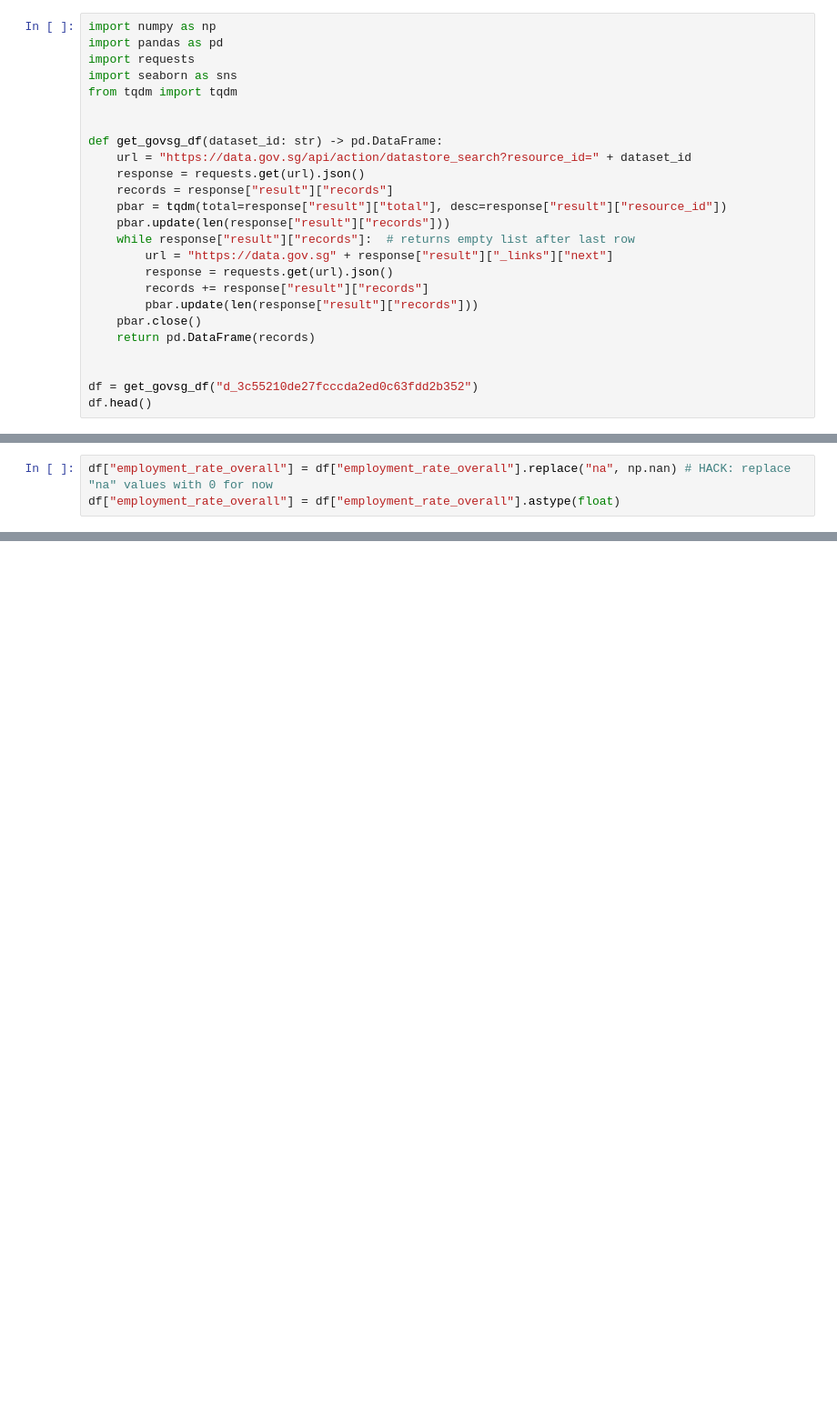
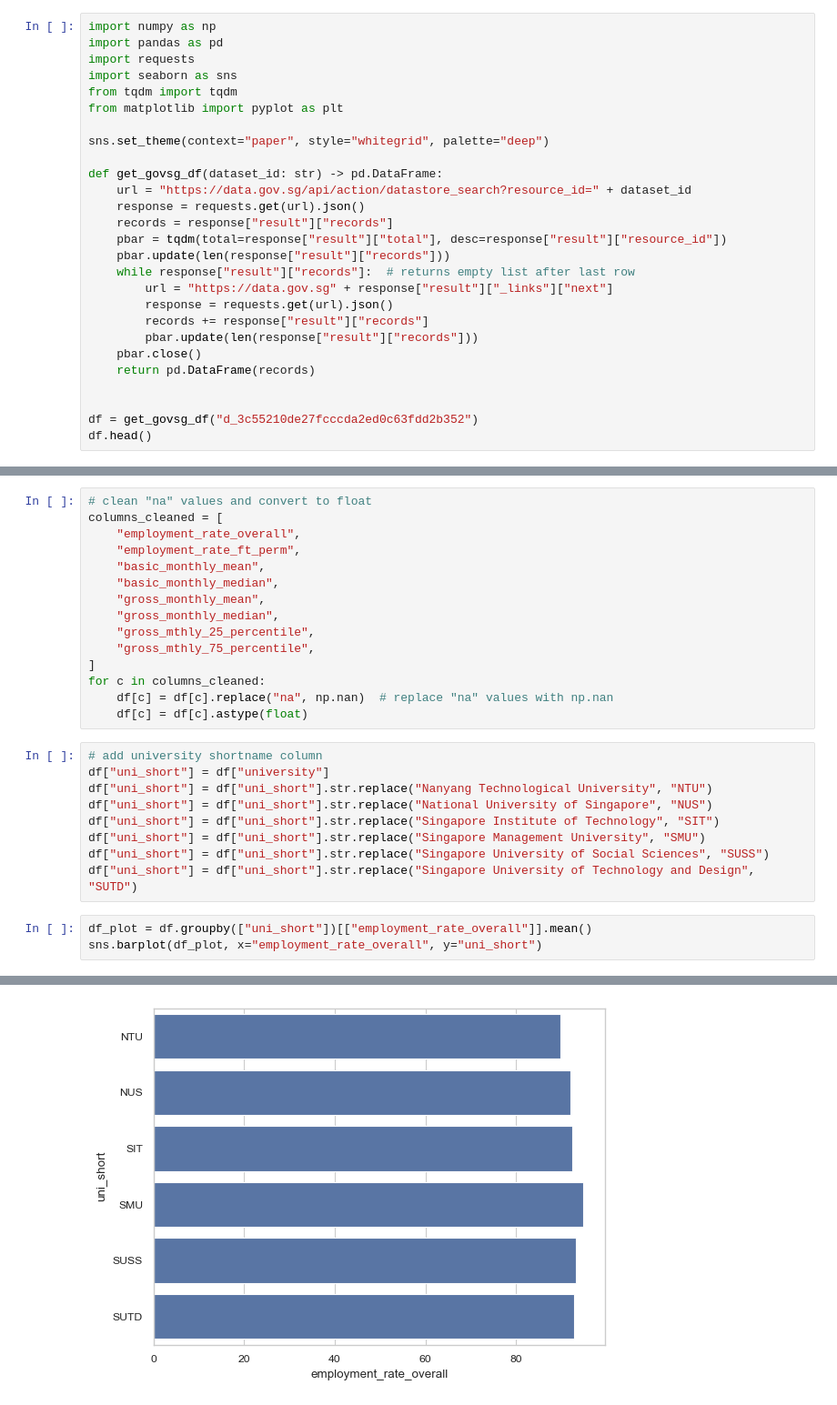
Before and after one commit to lesterlxy/JDE_interim, a Jupyter notebook: graduate_employment.ipynb, the cells around one changed output, grey strips where cells are left out. Shown at 91% size. Saved outputs shown, nothing was run; the diff lists cells and outputs as text; blank space fills up the shorter version.

Commit message:
add visualizations

```diff
--- a/graduate_employment.ipynb
+++ b/graduate_employment.ipynb
@@ -4,7 +4,9 @@ import pandas as pd
 import requests
 import seaborn as sns
 from tqdm import tqdm
+from matplotlib import pyplot as plt
 
+sns.set_theme(context="paper", style="whitegrid", palette="deep")
 
 def get_govsg_df(dataset_id: str) -> pd.DataFrame:
     url = "https://data.gov.sg/api/action/datastore_search?resource_id=" + dataset_id
@@ -30,6 +32,3 @@ df.head()
 | 2 | 3 | 2013 | Nanyang Technological University | College of Business (Nanyang Busi... | Business (3-yr direct Honours Pro... | 90.9 | 85.7 | ... |
 | 3 | 4 | 2013 | Nanyang Technological University | College of Business (Nanyang Busi... | Business and Computing | 87.5 | 87.5 | ... |
 | 4 | 5 | 2013 | Nanyang Technological University | College of Engineering | Aerospace Engineering | 95.3 | 95.3 | ... |
-# %%
-df["employment_rate_overall"] = df["employment_rate_overall"].replace("na", np.nan) # HACK: replace "na" values with 0 for now
-df["employment_rate_overall"] = df["employment_rate_overall"].astype(float)
@@ -41,0 +35,28 @@ df_plot.plot(kind="bar", title="Average employment rate 2013-2022")
+# %%
+# clean "na" values and convert to float
+columns_cleaned = [
+    "employment_rate_overall",
+    "employment_rate_ft_perm",
+    "basic_monthly_mean",
+    "basic_monthly_median",
+    "gross_monthly_mean",
+    "gross_monthly_median",
+    "gross_mthly_25_percentile",
+    "gross_mthly_75_percentile",
+]
+for c in columns_cleaned:
+    df[c] = df[c].replace("na", np.nan)  # replace "na" values with np.nan
+    df[c] = df[c].astype(float)
+# %%
+# add university shortname column
+df["uni_short"] = df["university"]
+df["uni_short"] = df["uni_short"].str.replace("Nanyang Technological University", "NTU")
+df["uni_short"] = df["uni_short"].str.replace("National University of Singapore", "NUS")
+df["uni_short"] = df["uni_short"].str.replace("Singapore Institute of Technology", "SIT")
+df["uni_short"] = df["uni_short"].str.replace("Singapore Management University", "SMU")
+df["uni_short"] = df["uni_short"].str.replace("Singapore University of Social Sciences", "SUSS")
+df["uni_short"] = df["uni_short"].str.replace("Singapore University of Technology and Design", "SUTD")
+# %%
+df_plot = df.groupby(["uni_short"])[["employment_rate_overall"]].mean()
+sns.barplot(df_plot, x="employment_rate_overall", y="uni_short")
+# %% [output]
@@ -41,0 +64 @@ df_plot.plot(kind="bar", title="Average employment rate 2013-2022")
+[figure, added]
```
Also changed, not shown: parts of 3 cells of this notebook.
